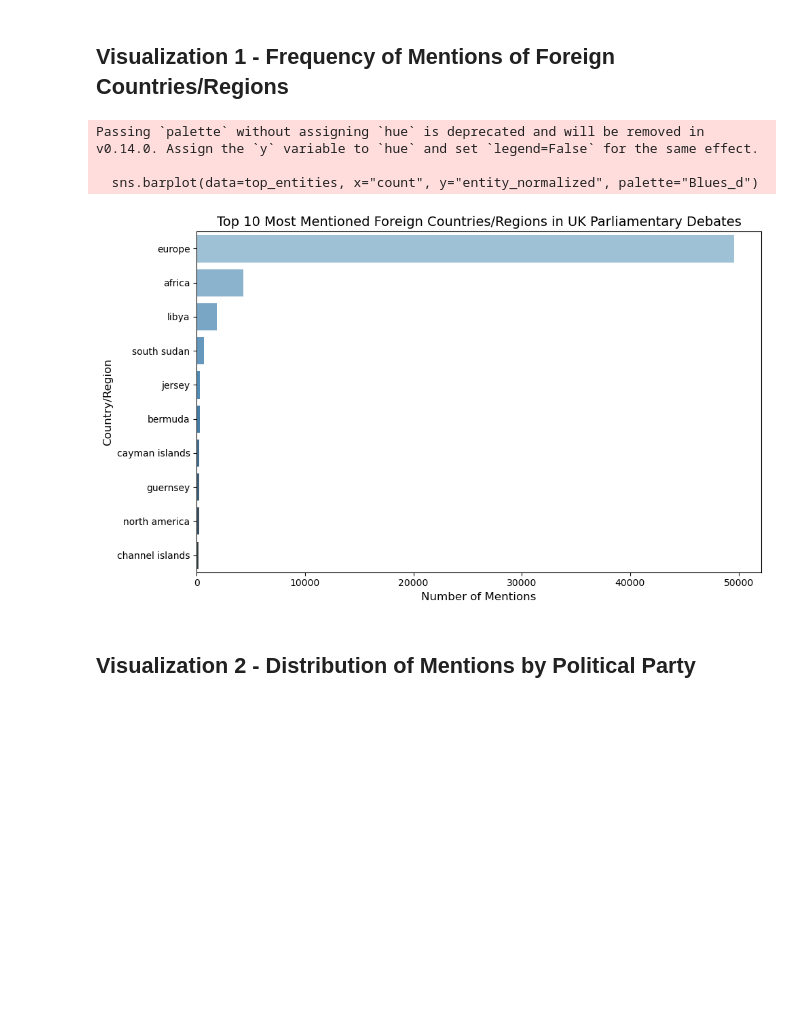
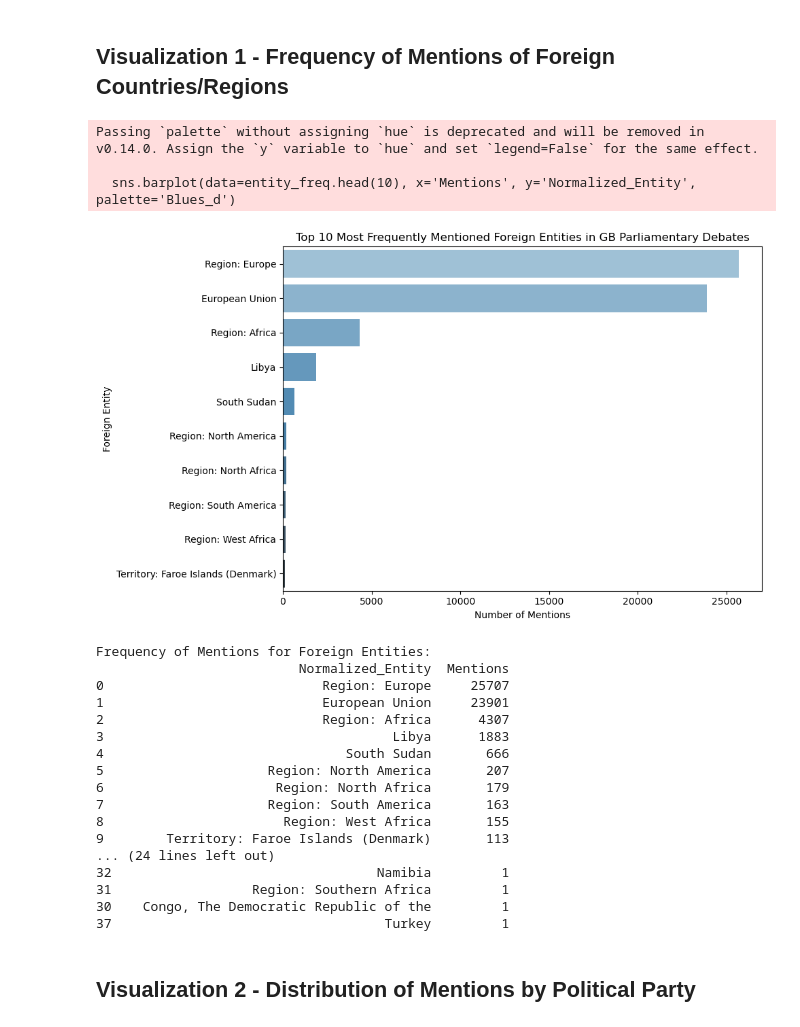
Before and after one commit to dhh25/parlianets, a Jupyter notebook: scripts/statistics/GB_visualization.ipynb, the cells around one changed output. Drawn from its saved outputs; the diff is of its cells as text; code cells hidden in the pictures; blank space fills up the shorter version.

```diff
--- a/scripts/statistics/GB_visualization.ipynb
+++ b/scripts/statistics/GB_visualization.ipynb
@@ -37,26 +260,42 @@ df_foreign = df.filter(~pl.col("entity_normalized").is_in(uk_terms))
 # %% [markdown]
 ## Visualization 1 - Frequency of Mentions of Foreign Countries/Regions
-# %%
-# Aggregate frequency of mentions
-frequency_table = df_foreign.group_by("entity_normalized").agg(
-    count=pl.col("entity_normalized").count()
-).sort("count", descending=True)
-
-# Convert to a format suitable for plotting (limit to top 10 for clarity)
-top_entities = frequency_table.head(10).to_pandas()
-
-# Create bar plot
-plt.figure(figsize=(10, 6))
-sns.barplot(data=top_entities, x="count", y="entity_normalized", palette="Blues_d")
-plt.title("Top 10 Most Mentioned Foreign Countries/Regions in UK Parliamentary Debates", fontsize=14)
-plt.xlabel("Number of Mentions", fontsize=12)
-plt.ylabel("Country/Region", fontsize=12)
-plt.tight_layout()
-plt.show()
-# %% [output]
-Passing `palette` without assigning `hue` is deprecated and will be removed in v0.14.0. Assign the `y` variable to `hue` and set `legend=False` for the same effect.
-
-  sns.barplot(data=top_entities, x="count", y="entity_normalized", palette="Blues_d")
-[figure, removed]
+# %%
+entity_freq = df_foreign['Normalized_Entity'].value_counts().reset_index()
+entity_freq.columns = ['Normalized_Entity', 'Mentions']
+
+entity_freq = entity_freq.sort_values(by='Mentions', ascending=False)
+
+plt.figure(figsize=(10, 6))
+sns.barplot(data=entity_freq.head(10), x='Mentions', y='Normalized_Entity', palette='Blues_d')
+plt.title('Top 10 Most Frequently Mentioned Foreign Entities in GB Parliamentary Debates')
+plt.xlabel('Number of Mentions')
+plt.ylabel('Foreign Entity')
+plt.tight_layout()
+plt.show()
+
+print("Frequency of Mentions for Foreign Entities:")
+print(entity_freq)
+# %% [output]
+Passing `palette` without assigning `hue` is deprecated and will be removed in v0.14.0. Assign the `y` variable to `hue` and set `legend=False` for the same effect.
+
+  sns.barplot(data=entity_freq.head(10), x='Mentions', y='Normalized_Entity', palette='Blues_d')
+[figure, added]
+Frequency of Mentions for Foreign Entities:
+                          Normalized_Entity  Mentions
+0                            Region: Europe     25707
+1                            European Union     23901
+2                            Region: Africa      4307
+3                                     Libya      1883
+4                               South Sudan       666
+5                     Region: North America       207
+6                      Region: North Africa       179
+7                     Region: South America       163
+8                       Region: West Africa       155
+9        Territory: Faroe Islands (Denmark)       113
+... (24 lines left out)
+32                                  Namibia         1
+31                  Region: Southern Africa         1
+30    Congo, The Democratic Republic of the         1
+37                                   Turkey         1
 # %% [markdown]
 ## Visualization 2 - Distribution of Mentions by Political Party
```
Also changed, not shown: parts of 15 cells of this notebook.
